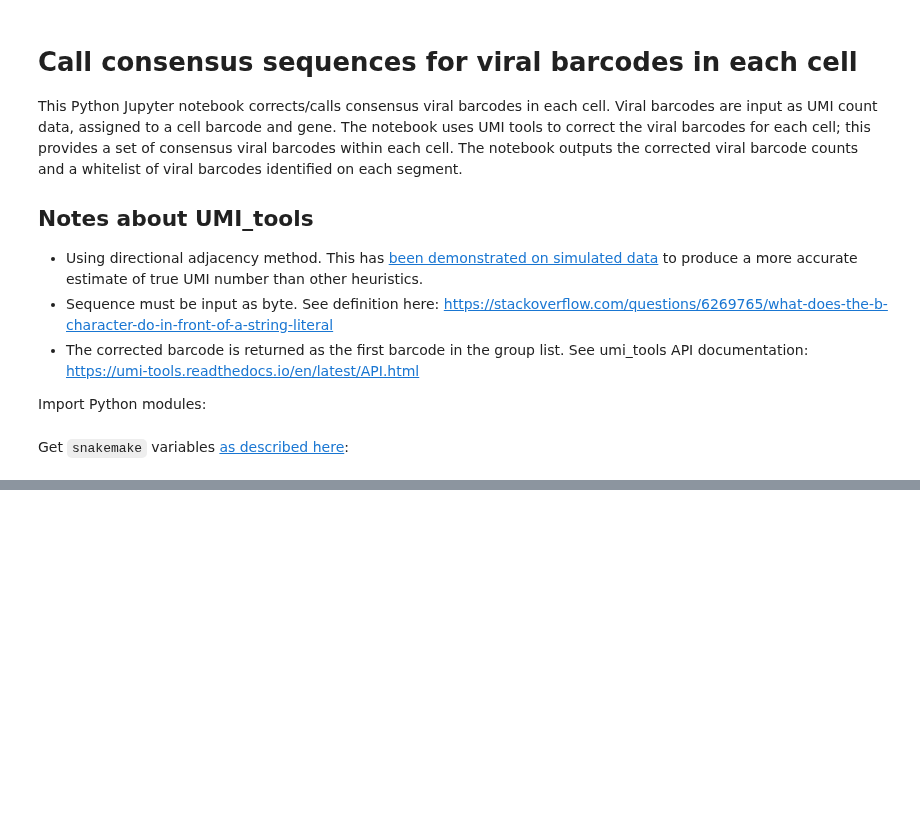
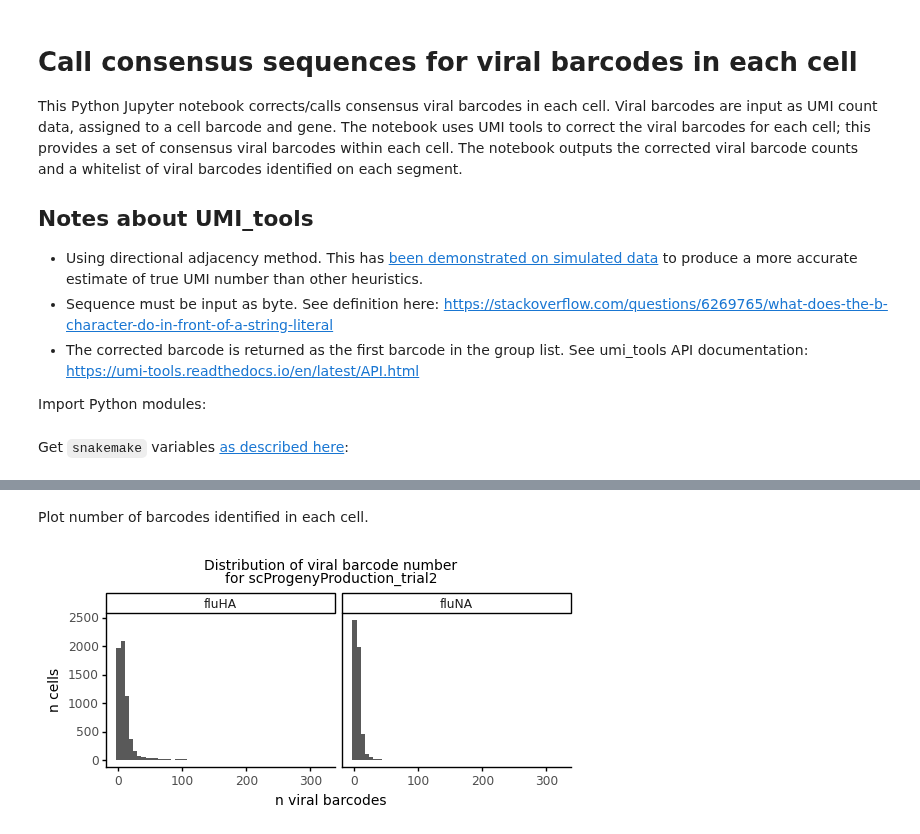
Before and after one commit to jbloomlab/barcoded_flu_pdmH1N1, a Jupyter notebook: viral_barcode_consensus_by_cell.py.ipynb, the cells around one changed output, grey strips where cells are left out. Drawn from its saved outputs; the diff is of its cells as text; code cells hidden in the pictures; blank space fills up the shorter version.

Commit message:
Load data, make basic exploratory plots

```diff
--- a/viral_barcode_consensus_by_cell.py.ipynb
+++ b/viral_barcode_consensus_by_cell.py.ipynb
@@ -26,0 +30,2 @@ viral_bc_by_cell = 'results/viral_fastq10x/scProgenyProduction_trial2_viral_bc_b
+# %%
+p9.theme_set(p9.theme_classic())
@@ -26,0 +34,3 @@ viral_bc_by_cell = 'results/viral_fastq10x/scProgenyProduction_trial2_viral_bc_b
+# %%
+viral_bc_df = pd.read_csv(gzip.open(viral_bc_by_cell))
+display(viral_bc_df)
@@ -26,0 +51,25 @@ viral_bc_by_cell = 'results/viral_fastq10x/scProgenyProduction_trial2_viral_bc_b
+# %% [markdown]
+Plot number of barcodes identified in each cell.
+# %%
+fig = (p9.ggplot((viral_bc_df
+                  .groupby(['cell_barcode','gene'])
+                  .nunique()
+                  .reset_index()),
+                 p9.aes(x='viral_barcode')) +
+       p9.ggtitle('Distribution of viral barcode number\n'
+                  f'for {expt}') +
+       p9.geom_histogram(bins=50) +
+       p9.facet_grid('~gene') +
+       p9.theme(figure_size=(3*(viral_bc_df['gene'].nunique()),
+                             2),
+                plot_title=p9.element_text(size=10),
+                axis_title=p9.element_text(size=10),
+                legend_title=p9.element_text(size=9),
+                legend_title_align='center') +
+       p9.labs(x='n viral barcodes',
+               y='n cells'))
+
+# show plot
+fig.draw()
+# %% [output]
+[figure, added]
```
Also changed, not shown: parts of 5 cells of this notebook.
